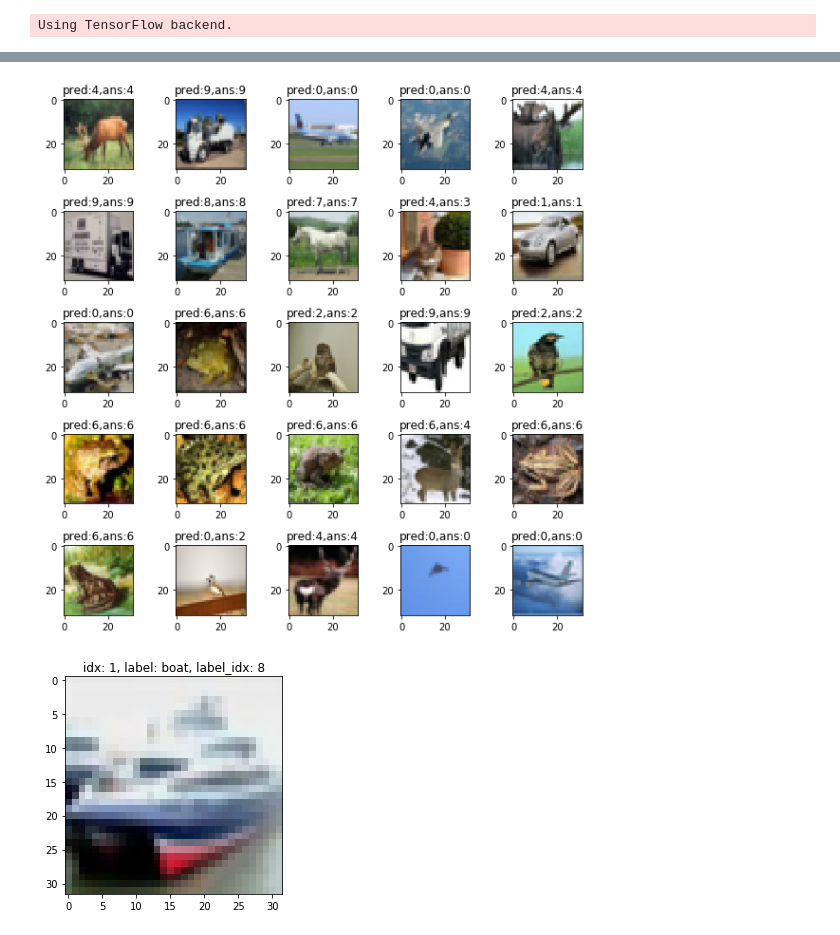
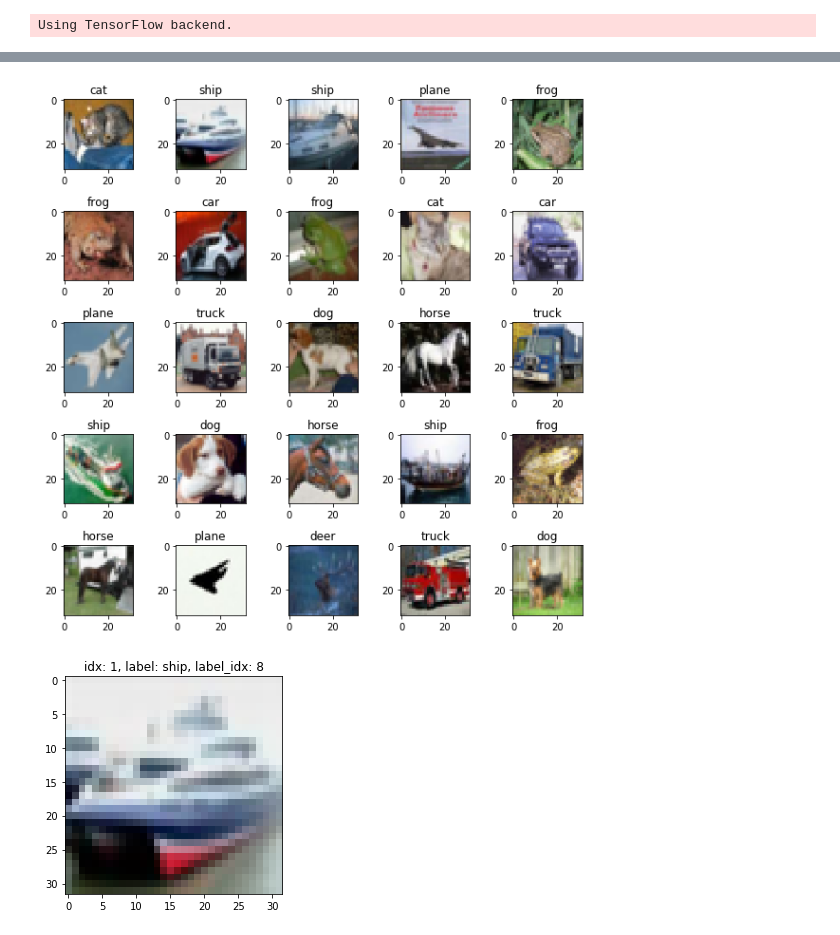
Before and after one commit to rkdora/keras-fgsm-cifar10, a Jupyter notebook: test.ipynb, the cells around one changed output, grey strips where cells are left out. Saved outputs shown, nothing was run; the diff lists cells and outputs as text; code cells hidden in the pictures.

```diff
--- a/test.ipynb
+++ b/test.ipynb
@@ -86,16 +69,15 @@ label =['plane', 'car', 'bird', 'cat', 'deer', 'dog', 'frog', 'horse', 'boat', '
 # %%
 plt.figure(figsize=(10,10))
 plt.subplots_adjust(wspace=0.4, hspace=0.6)
 for i in range(25):
-    rand_num=np.random.randint(0,10000)
     cifar_img=plt.subplot(5,5,i+1)
-    plt.imshow(x_test[rand_num])
-    plt.title('pred:{0},ans:{1}'.format(pred_classes[rand_num],int(y_test[rand_num])))
+    plt.imshow(x_test[i])
+    plt.title(f'{label[int(y_test[i])]}')
 
 
 plt.show()
 # %% [output]
-[figure, old version]
+[figure, new version]
 # %%
 idx = 1
 x = x_test[idx]
```
Also changed, not shown: parts of 4 cells of this notebook, 11 other files.
